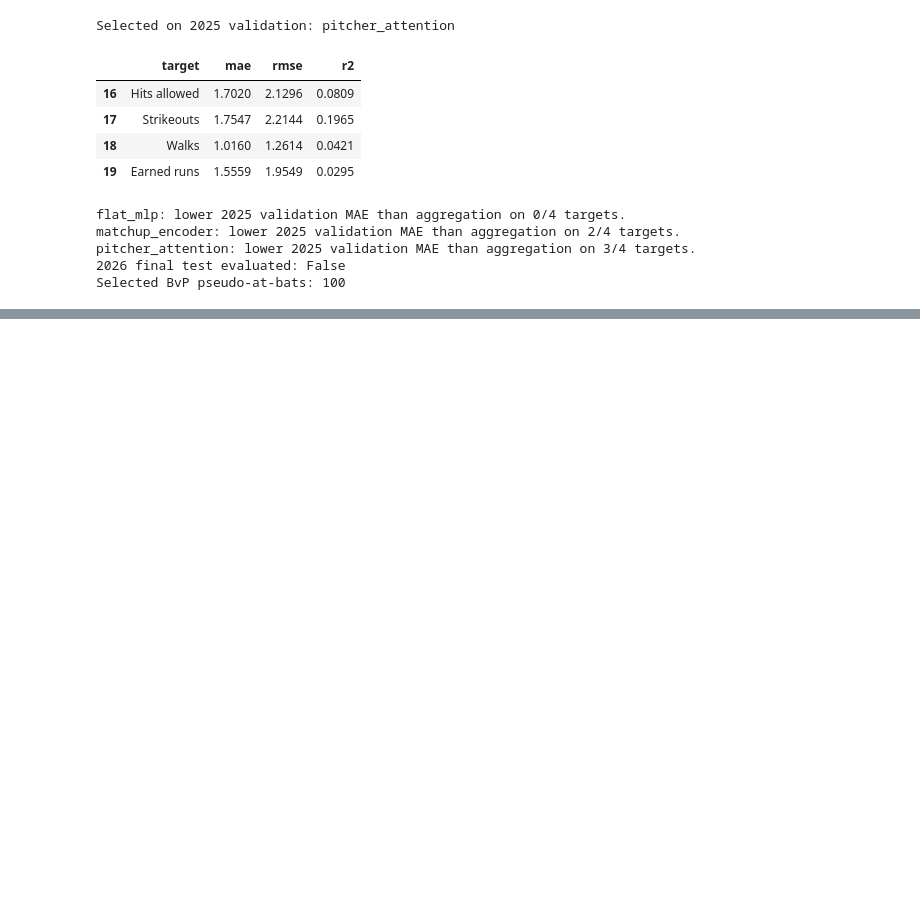
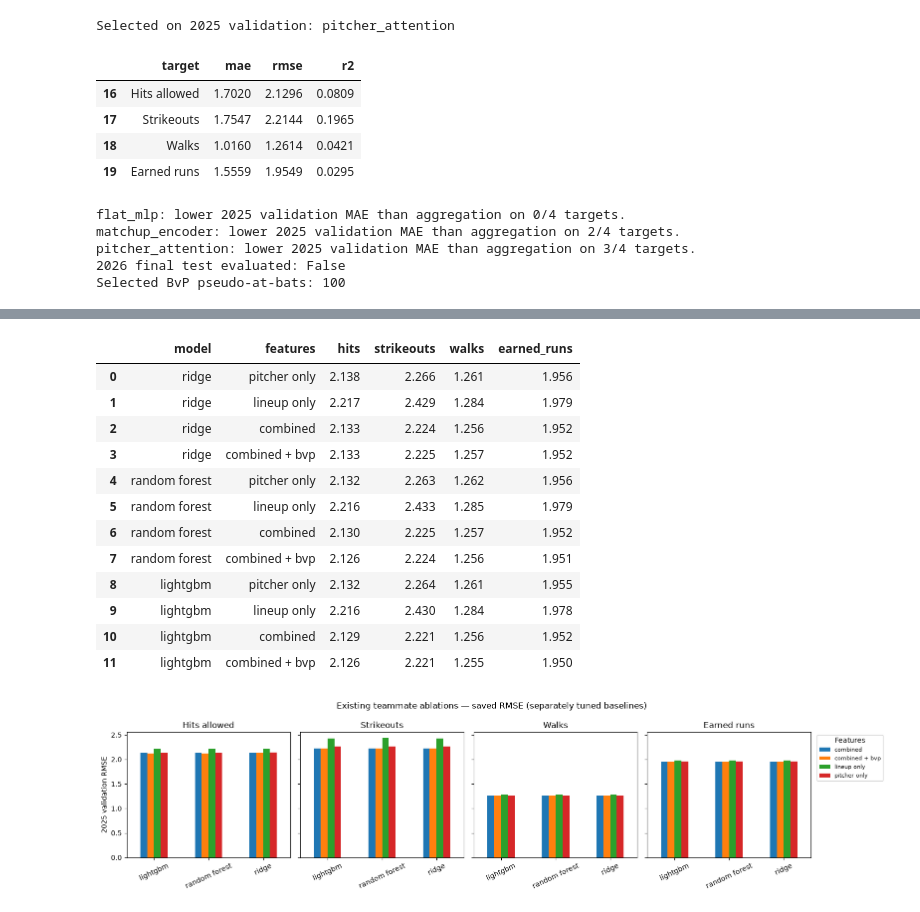
Before and after one commit to elizabethahong/ML-Grad-Project, a Jupyter notebook: Pitcher_Neural_Architectures.ipynb, the cells around one changed output, grey strips where cells are left out. Cells and saved outputs as stored; diff of their text form; code cells hidden in the pictures; blank space fills up the shorter version.

```diff
--- a/Pitcher_Neural_Architectures.ipynb
+++ b/Pitcher_Neural_Architectures.ipynb
@@ -1111,0 +1691,24 @@ Selected BvP pseudo-at-bats: 100
+# %%
+improvement_results, improvement_rows = {}, []
+if RUN_IMPROVEMENT_STUDY:
+    for config in IMPROVEMENTS:
+        result = run_study(config)
+        improvement_results[config.name] = result
+        improvement_rows.extend(result_rows(result, config.name))
+    improvement_table = pd.DataFrame(improvement_rows)
+    improvement_summary = improvement_table.groupby("experiment").agg(
+        ensemble_mae=("mae", "mean"),
+        mean_rmse=("rmse", "mean"),
+        parameters=("parameters", "first"),
+    )
+    for name, result in improvement_results.items():
+        seed_means = result["seed_metrics"].groupby("seed").mae.mean()
+        improvement_summary.loc[name, "seed_mae_mean"] = seed_means.mean()
+        improvement_summary.loc[name, "seed_mae_std"] = seed_means.std()
+        improvement_summary.loc[name, "fit_seconds"] = result["seconds"]
+    display(improvement_summary.sort_values("ensemble_mae").round(4))
+    display(
+        improvement_table.pivot(
+            index="experiment", columns="target", values="mae"
+        ).round(4)
+    )
@@ -1111,0 +1866,31 @@ Selected BvP pseudo-at-bats: 100
+# %%
+shobit_ablations = pd.read_csv(ROOT / "baselines" / "ablation_2025.csv")
+display(shobit_ablations)
+fig, axes = plt.subplots(1, 4, figsize=(16, 4), sharey=True)
+for ax, target in zip(axes, TARGETS):
+    pivot = shobit_ablations.pivot(index="model", columns="features", values=target)
+    pivot.plot.bar(ax=ax, legend=False)
+    ax.set(title=LABELS[target], ylabel="2025 validation RMSE", xlabel="")
+    ax.tick_params(axis="x", rotation=25)
+axes[-1].legend(
+    title="Features", bbox_to_anchor=(1.02, 1), loc="upper left", fontsize=8
+)
+fig.suptitle("Existing teammate ablations — saved RMSE (separately tuned baselines)")
+fig.tight_layout()
+fig.savefig(STUDY_DIR / "teammate_ablation_summary.png", dpi=160, bbox_inches="tight")
+plt.show()
+# %% [output]
+|  | model | features | hits | strikeouts | walks | earned_runs |
+| 0 | ridge | pitcher only | 2.138 | 2.266 | 1.261 | 1.956 |
+| 1 | ridge | lineup only | 2.217 | 2.429 | 1.284 | 1.979 |
+| 2 | ridge | combined | 2.133 | 2.224 | 1.256 | 1.952 |
+| 3 | ridge | combined + bvp | 2.133 | 2.225 | 1.257 | 1.952 |
+| 4 | random forest | pitcher only | 2.132 | 2.263 | 1.262 | 1.956 |
+| 5 | random forest | lineup only | 2.216 | 2.433 | 1.285 | 1.979 |
+| 6 | random forest | combined | 2.130 | 2.225 | 1.257 | 1.952 |
+| 7 | random forest | combined + bvp | 2.126 | 2.224 | 1.256 | 1.951 |
+| 8 | lightgbm | pitcher only | 2.132 | 2.264 | 1.261 | 1.955 |
+| 9 | lightgbm | lineup only | 2.216 | 2.430 | 1.284 | 1.978 |
+| 10 | lightgbm | combined | 2.129 | 2.221 | 1.256 | 1.952 |
+| 11 | lightgbm | combined + bvp | 2.126 | 2.221 | 1.255 | 1.950 |
+[figure, added]
```
Also changed, not shown: parts of 34 cells of this notebook.
